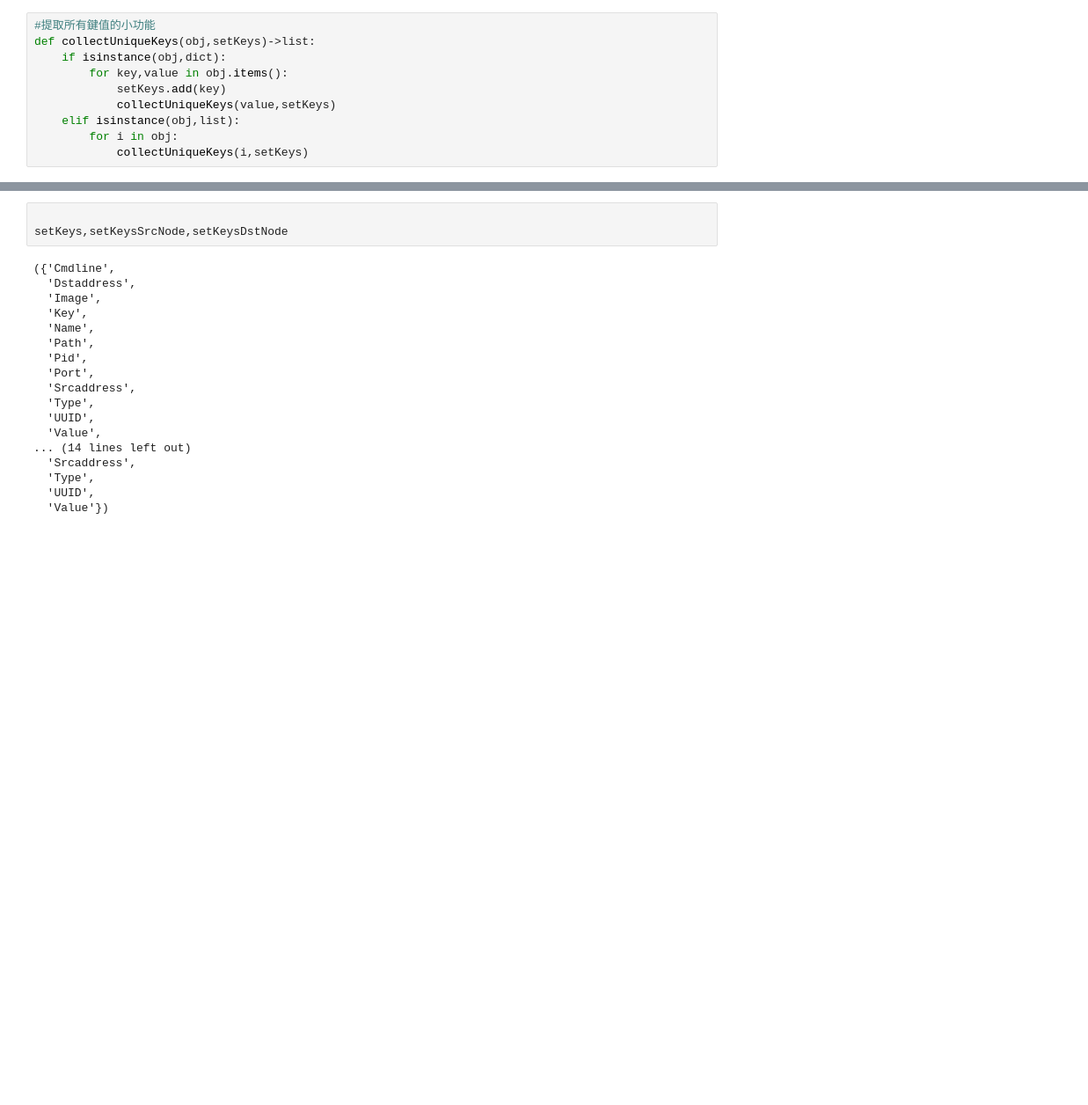
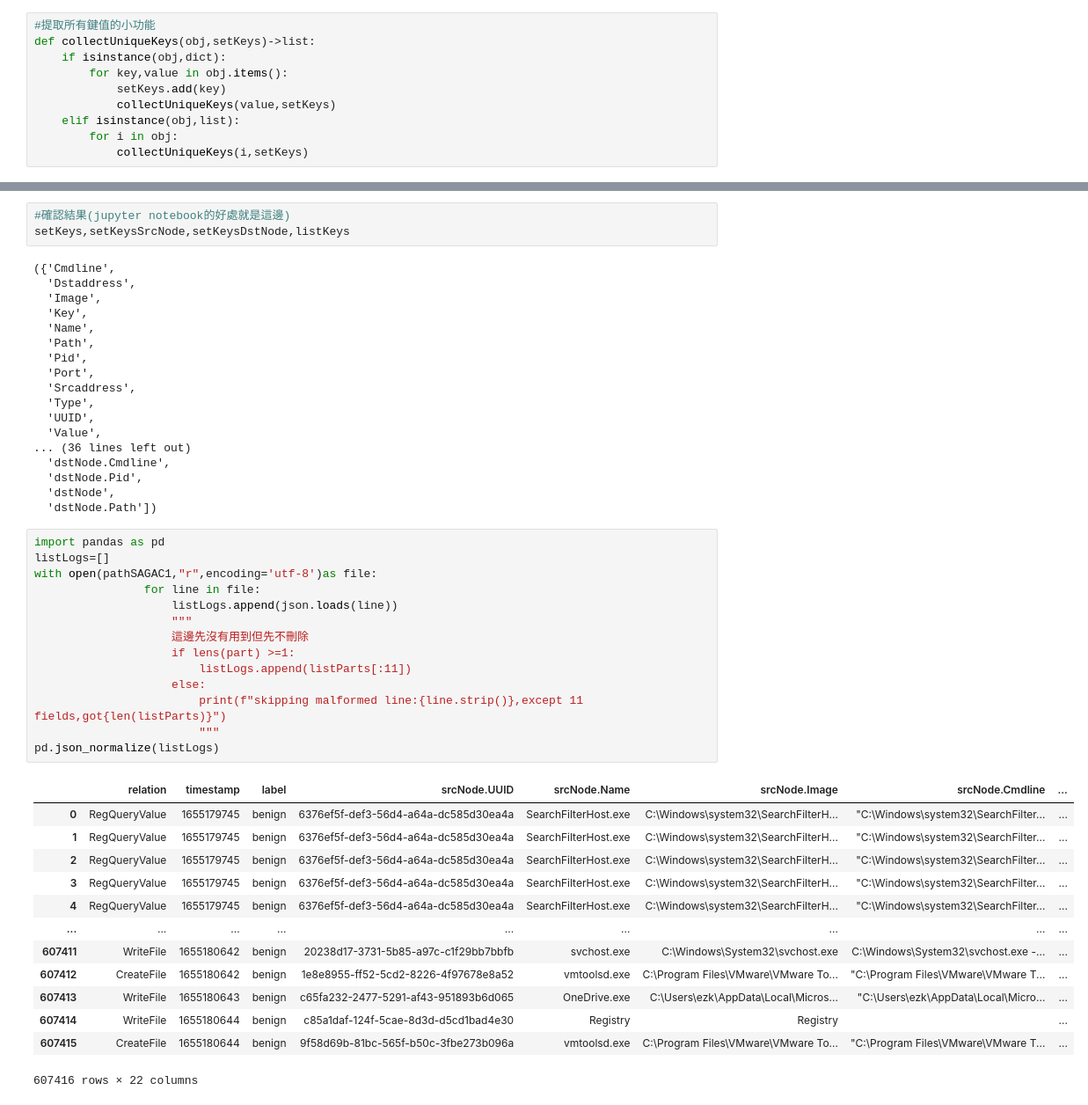
Before and after one commit to NicoaTheSix/FG, a Jupyter notebook: analysis.ipynb, the cells around one changed output, grey strips where cells are left out. Shown at 88% size. Saved outputs shown, nothing was run; the diff lists cells and outputs as text; blank space fills up the shorter version.

```diff
--- a/analysis.ipynb
+++ b/analysis.ipynb
@@ -400,8 +383,8 @@ pathSAGAC6
 pathSAGAC7
 pathSAGAC8
 # %%
-
-setKeys,setKeysSrcNode,setKeysDstNode
+#確認結果(jupyter notebook的好處就是這邊)
+setKeys,setKeysSrcNode,setKeysDstNode,listKeys
 # %% [output]
 ({'Cmdline',
   'Dstaddress',
@@ -415,8 +398,36 @@ setKeys,setKeysSrcNode,setKeysDstNode
   'Type',
   'UUID',
   'Value',
-... (14 lines left out)
-  'Srcaddress',
-  'Type',
-  'UUID',
-  'Value'})
+... (36 lines left out)
+  'dstNode.Cmdline',
+  'dstNode.Pid',
+  'dstNode',
+  'dstNode.Path'])
+# %%
+import pandas as pd
+listLogs=[]
+with open(pathSAGAC1,"r",encoding='utf-8')as file:
+                for line in file:
+                    listLogs.append(json.loads(line))
+                    """
+                    這邊先沒有用到但先不刪除
+                    if lens(part) >=1:
+                        listLogs.append(listParts[:11])
+                    else:
+                        print(f"skipping malformed line:{line.strip()},except 11 fields,got{len(listParts)}")
+                        """
+pd.json_normalize(listLogs)
+# %% [output]
+|  | relation | timestamp | label | srcNode.UUID | srcNode.Name | srcNode.Image | srcNode.Cmdline | ... |
+| 0 | RegQueryValue | 1655179745 | benign | 6376ef5f-def3-56d4-a64a-dc585d30ea4a | SearchFilterHost.exe | C:\Windows\system32\SearchFilterH... | "C:\Windows\system32\SearchFilter... | ... |
+| 1 | RegQueryValue | 1655179745 | benign | 6376ef5f-def3-56d4-a64a-dc585d30ea4a | SearchFilterHost.exe | C:\Windows\system32\SearchFilterH... | "C:\Windows\system32\SearchFilter... | ... |
+| 2 | RegQueryValue | 1655179745 | benign | 6376ef5f-def3-56d4-a64a-dc585d30ea4a | SearchFilterHost.exe | C:\Windows\system32\SearchFilterH... | "C:\Windows\system32\SearchFilter... | ... |
+| 3 | RegQueryValue | 1655179745 | benign | 6376ef5f-def3-56d4-a64a-dc585d30ea4a | SearchFilterHost.exe | C:\Windows\system32\SearchFilterH... | "C:\Windows\system32\SearchFilter... | ... |
+| 4 | RegQueryValue | 1655179745 | benign | 6376ef5f-def3-56d4-a64a-dc585d30ea4a | SearchFilterHost.exe | C:\Windows\system32\SearchFilterH... | "C:\Windows\system32\SearchFilter... | ... |
+| ... | ... | ... | ... | ... | ... | ... | ... | ... |
+| 607411 | WriteFile | 1655180642 | benign | 20238d17-3731-5b85-a97c-c1f29bb7bbfb | svchost.exe | C:\Windows\System32\svchost.exe | C:\Windows\System32\svchost.exe -... | ... |
+| 607412 | CreateFile | 1655180642 | benign | 1e8e8955-ff52-5cd2-8226-4f97678e8a52 | vmtoolsd.exe | C:\Program Files\VMware\VMware To... | "C:\Program Files\VMware\VMware T... | ... |
+| 607413 | WriteFile | 1655180643 | benign | c65fa232-2477-5291-af43-951893b6d065 | OneDrive.exe | C:\Users\ezk\AppData\Local\Micros... | "C:\Users\ezk\AppData\Local\Micro... | ... |
+| 607414 | WriteFile | 1655180644 | benign | c85a1daf-124f-5cae-8d3d-d5cd1bad4e30 | Registry | Registry |  | ... |
+| 607415 | CreateFile | 1655180644 | benign | 9f58d69b-81bc-565f-b50c-3fbe273b096a | vmtoolsd.exe | C:\Program Files\VMware\VMware To... | "C:\Program Files\VMware\VMware T... | ... |
+607416 rows × 22 columns
```
Also changed, not shown: parts of 6 cells of this notebook, 1 other file.
